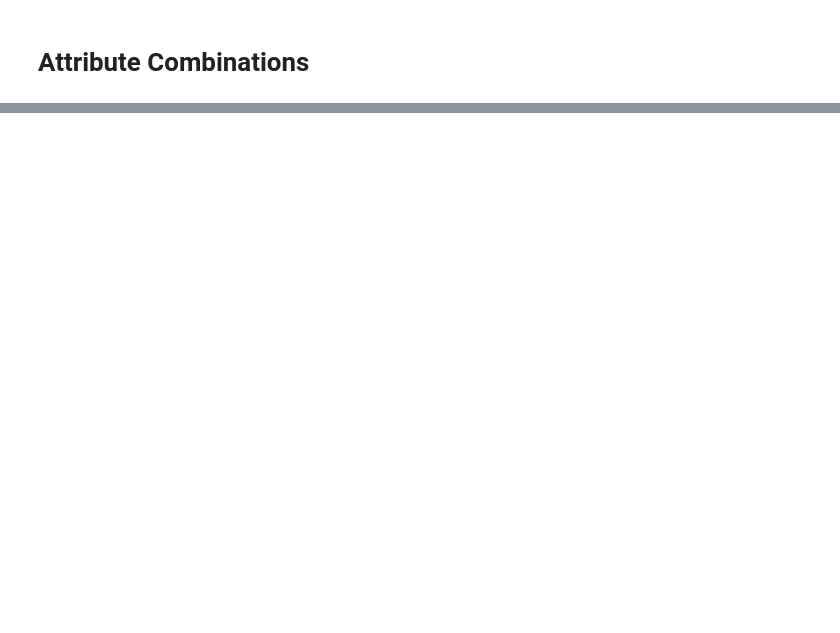
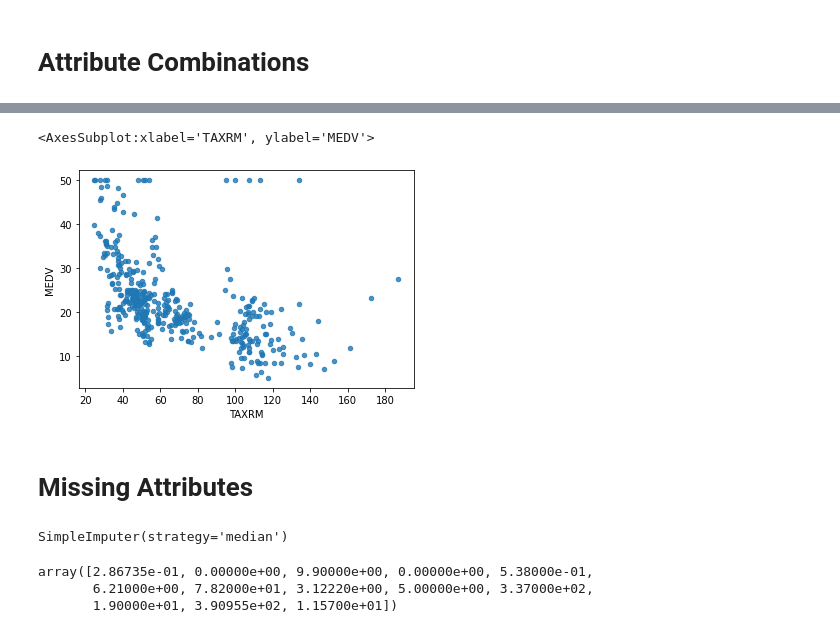
Before and after one commit to akash-mahmud/realstate-price-predictor-by-machine-learning, a Jupyter notebook: Real State.ipynb, the cells around one changed output, grey strips where cells are left out. Saved outputs shown, nothing was run; the diff lists cells and outputs as text; code cells hidden in the pictures; blank space fills up the shorter version.

```diff
--- a/Real State.ipynb
+++ b/Real State.ipynb
@@ -167,2 +169,4 @@ housing.plot(kind = 'scatter' , x = 'RM' , y = 'MEDV' , alpha=0.8)
 # %% [markdown]
 # Attribute  Combinations
+# %%
+housing["TAXRM"] = housing['TAX'] / housing['RM']
@@ -168,0 +202,5 @@ housing.plot(kind = 'scatter' , x = 'RM' , y = 'MEDV' , alpha=0.8)
+# %%
+housing.plot(kind = 'scatter' , x = 'TAXRM' , y = 'MEDV' , alpha=0.8)
+# %% [output]
+<AxesSubplot:xlabel='TAXRM', ylabel='MEDV'>
+[figure, added]
@@ -168,0 +210,2 @@ housing.plot(kind = 'scatter' , x = 'RM' , y = 'MEDV' , alpha=0.8)
+# %% [markdown]
+# Missing Attributes
@@ -168,0 +218,13 @@ housing.plot(kind = 'scatter' , x = 'RM' , y = 'MEDV' , alpha=0.8)
+# %%
+from sklearn.impute import SimpleImputer
+imputer = SimpleImputer(strategy='median')
+
+imputer.fit(housing)
+# %% [output]
+SimpleImputer(strategy='median')
+# %%
+imputer.statistics_
+# %% [output]
+array([2.86735e-01, 0.00000e+00, 9.90000e+00, 0.00000e+00, 5.38000e-01,
+       6.21000e+00, 7.82000e+01, 3.12220e+00, 5.00000e+00, 3.37000e+02,
+       1.90000e+01, 3.90955e+02, 1.15700e+01])
```
Also changed, not shown: parts of 39 cells of this notebook, 3 other files.
